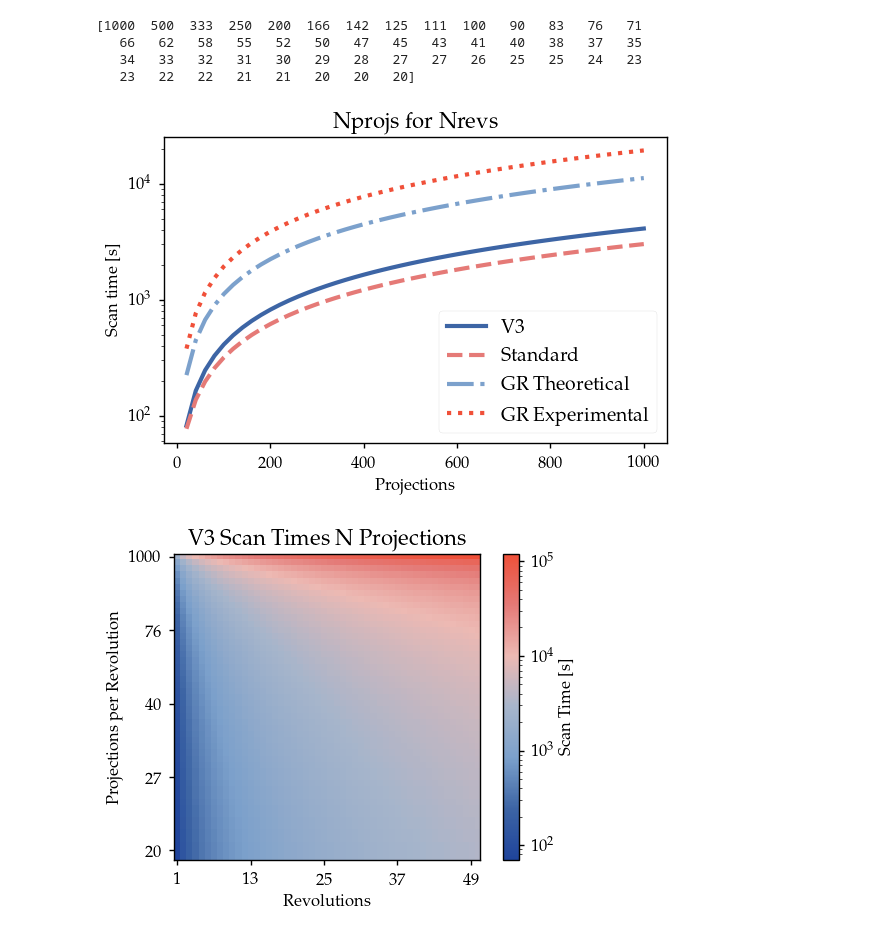
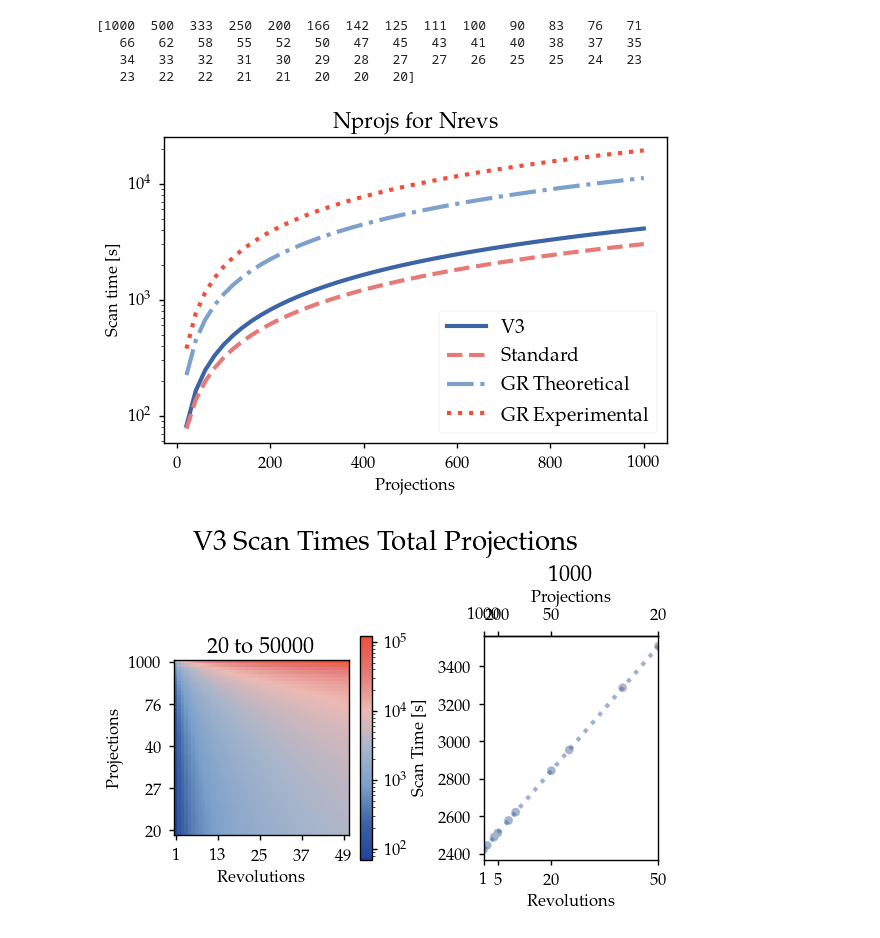
Before and after one commit to RubenDragland/4D_CT, a Jupyter notebook: Golden Angle Analysis/analysisV3.ipynb, the cells around one changed output. Cells and saved outputs as stored; diff of their text form; code cells hidden in the pictures.

Commit message:
Result 4D sampling

```diff
--- a/Golden Angle Analysis/analysisV3.ipynb
+++ b/Golden Angle Analysis/analysisV3.ipynb
@@ -105,7 +105,8 @@ for i, nproj in enumerate(nprojs):
    23   22   22   21   21   20   20   20]
 # %%
 import matplotlib as mpl
-def plot_tot_time_comparison(nproj, nrevs, V3_tots, std_tots, theo_tots, experiment_tots, title="Nprojs for Nrevs"):
+from matplotlib.gridspec import GridSpec
+def plot_tot_time_comparison(nproj, nrevs, V3_tots, std_tots, theo_tots, experiment_tots, title="Nprojs for Nrevs", savefig=False):
     choose_formatter(False)
     fig,ax = plt.subplots()
 
@@ -120,43 +121,90 @@ def plot_tot_time_comparison(nproj, nrevs, V3_tots, std_tots, theo_tots, experim
     ax.set_xlabel("Projections")
     plt.title(title)
 
+    if savefig:
+        plt.savefig(f"../Results/Golden Angle/{title}.pdf", format="pdf")
+
     plt.show()
 
-def plot_V3_grid(nproj, nrevs, V3_tots, V3_exps, title="V3 Scan Times N Projections", ticks=12):
+def plot_V3_grid(nproj, nrevs, V3_tots, V3_exps, title="V3 Scan Times Total Projections", ticks=12, savefig=False):
 
     X,Y = np.meshgrid(nrevs, nproj)
-    fig,ax = plt.subplots(1,1)
+    # fig,axs = plt.subplots(2,1)
+    fig = plt.figure(figsize=(5.69, 3.9))
+    gs = GridSpec(4,4, figure=fig)
+    ax = fig.add_subplot(gs[:,0:2])
+    # ax_bar = fig.add_subplot(gs[0,2])
+    # ax, ax1 = axs
 
-    ax.imshow(V3_tots, cmap = XRDCT_palette_cmp, norm= mpl.colors.LogNorm())
+    ax.imshow(V3_tots, cmap = XRDCT_palette_cmp,norm= mpl.colors.LogNorm())
     # axs[1].pcolormesh(X,Y, V3_exps, cmap=XRDCT_palette_cmp)
 
     ax.set_xlabel("Revolutions")
     # ax.set_xlim(X.min(), X.max())
     # ax.set_ylim(Y.min(), Y.max())
-    ax.set_ylabel("Projections per Revolution")
+    ax.set_ylabel("Projections")
     ax.set_xticks(np.arange(0,len(nrevs), ticks))
     ax.set_yticks(np.arange(0,len(nproj), ticks))
     ax.set_yticklabels(nproj[::ticks])
     ax.set_xticklabels(nrevs[::ticks])
     # ax.set_xticklabels(nrevs)
+    low = np.min(X)*np.min(Y)
+    high = np.max(X)*np.max(Y)
+    ax.set_title(f"{low} to {high}")
 
-    # plt.colorbar(ax.pcolormesh(X,Y, V3_tots, cmap = XRDCT_palette_cmp), ax=ax, label="Scan Time [s]")
     plt.colorbar(ax.imshow(V3_tots, cmap = XRDCT_palette_cmp, norm= mpl.colors.LogNorm()), ax=ax, label="Scan Time [s]")
-    plt.title(title)
-    plt.show()
+    plt.suptitle(title)
 
     diag = np.diag(V3_tots)
     X_diag = np.diag(X)
     Y_diag = np.diag(Y)
-    print(X_diag)
-    print(Y_diag)
-    print(diag)
-    assert np.allclose(X_diag*Y_diag, [1000]*len(X_diag), rtol=1)
+
+
+
+    diag = diag[np.where(X_diag*Y_diag == nprojs[0])]
+    X_diag2 = X_diag[np.where(X_diag*Y_diag == nprojs[0])]
+    Y_diag2 = Y_diag[np.where(X_diag*Y_diag == nprojs[0])]
+
+    def proj_to_rev(x):
+        return x
+
+
+    def rev_to_proj(x):
+        return x
+
+    ax1 = fig.add_subplot(gs[:,2:])
+    ax1.scatter(X_diag2, diag, alpha=1, c= diag, cmap = XRDCT_palette_cmp, norm= mpl.colors.LogNorm(vmin=V3_tots.min(), vmax=V3_tots.max()), )
+    ax1.plot(X_diag2, diag, ":",alpha=0.5, )
+    ax1.set_xlim(X_diag2.min(), X_diag2.max())
+
+
+    ax2 = ax1.secondary_xaxis('top', functions=(rev_to_proj, proj_to_rev)) #ax1.twiny()
+
+
+
+    # ax2.plot(Y_diag2[::-1], diag, alpha=1)
+    ax1.set_xlabel("Revolutions")
+    ax1.set_xticks(X_diag2[::ticks//4])
+    ax1.set_xticklabels(X_diag2[::ticks//4])
+
+
+
+
+    ax2.set_xlabel("Projections")
+    ax2.set_xticks(X_diag2[::ticks//4])
+    ax2.set_xticklabels(Y_diag2[::ticks//4])
+
+    ax1.set_title(str(int(Y_diag2[0]*X_diag2[0])))
+
+    if savefig:
+        plt.savefig(f"../Results/Golden Angle/{title}.pdf", format="pdf" )
+    plt.show()
+
 
 
 plot_tot_time_comparison(nproj, nrevs, V3_tots, std_tots, theo_tots, experiment_tots, title="Nprojs for Nrevs")
 
 plot_V3_grid(nprojs, nrevs, V3_tots2, V3_exps2)
 # %% [output]
 [figure]
-[figure, old version]
+[figure, new version]
```
Also changed, not shown: parts of 8 cells of this notebook.
